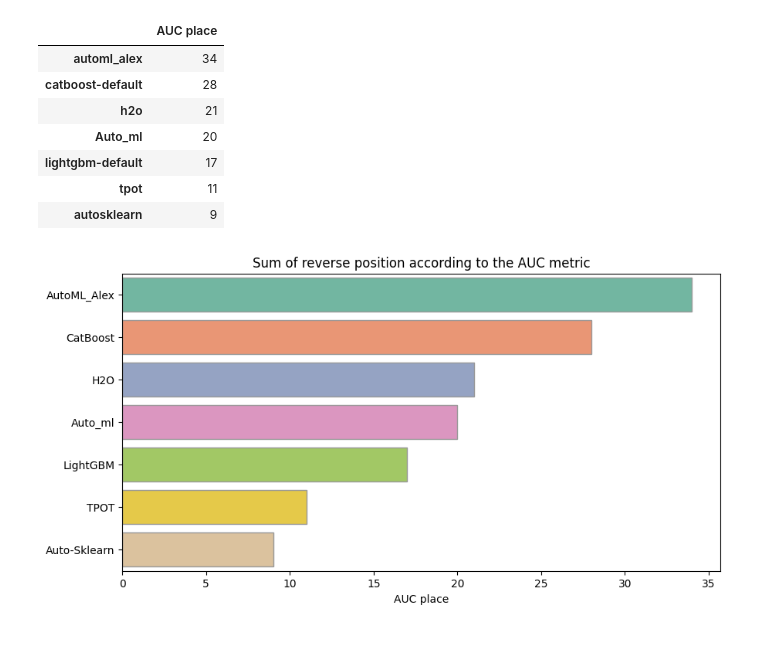
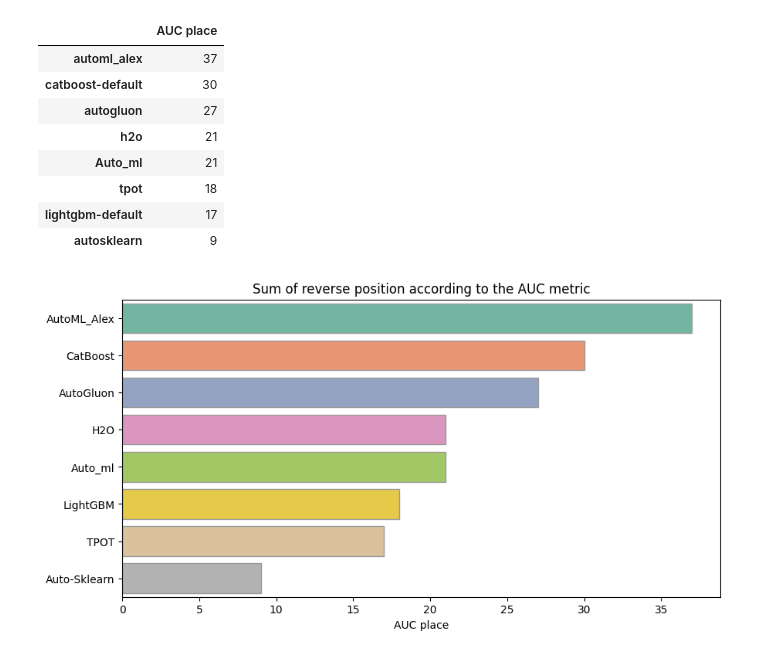
Before and after one commit to Alex-Lekov/AutoML-Benchmark, a Jupyter notebook: binary-classification/bench_v1.ipynb, the cells around one changed output. Cells and saved outputs as stored; diff of their text form; code cells hidden in the pictures.

```diff
--- a/binary-classification/bench_v1.ipynb
+++ b/binary-classification/bench_v1.ipynb
@@ -21,7 +21,7 @@ auto_ml_names = [
     'tpot',
     'h2o',
     'autosklearn',
-    #'autogluon',
+    'autogluon',
     'Auto_ml',
     'lightgbm-default',
     #'lightgbm-opt',
@@ -65,7 +65,7 @@ for metric in metrics:
              'TPOT',
         'H2O',
         'Auto-Sklearn',
-        #'AutoGluon',
+        'AutoGluon',
         'Auto_ml',
         'LightGBM',
         'CatBoost',
@@ -115,33 +115,34 @@ total_score = total_place.sort_values(by='AUC place', ascending=False)
 total_score
 # %% [output]
 |  | AUC place |
-| automl_alex | 34 |
-| catboost-default | 28 |
+| automl_alex | 37 |
+| catboost-default | 30 |
+| autogluon | 27 |
 | h2o | 21 |
-| Auto_ml | 20 |
+| Auto_ml | 21 |
+| tpot | 18 |
 | lightgbm-default | 17 |
-| tpot | 11 |
 | autosklearn | 9 |
 # %%
 import matplotlib.pyplot as plt; plt.rcdefaults()
 import numpy as np
 import matplotlib.pyplot as plt
 
-objects = ['AutoML_Alex','CatBoost', 'H2O','Auto_ml', 'LightGBM',
+objects = ['AutoML_Alex', 'CatBoost', 'AutoGluon', 'H2O','Auto_ml', 'LightGBM',
 'TPOT',
 'Auto-Sklearn',
 ]
 #y_pos = np.arange(len(objects))
 performance = total_score['AUC place']
 
 #plt.barh(y_pos, performance, align='center', alpha=0.5)
 plt.figure(figsize=(10,5),)
 ax = sns.barplot(y=objects, x=performance, orient="h", palette="Set2", edgecolor=".6",)
 #plt.tick_params(labelsize=12)
 #plt.yticks(y_pos, objects)
 #plt.xlabel('Usage')
 plt.title('Sum of reverse position according to the AUC metric')
 plt.savefig('Total_SUM.png')
 plt.show()
 # %% [output]
-[figure, old version]
+[figure, new version]
```
Also changed, not shown: parts of 1 cell of this notebook, 11 other files.
